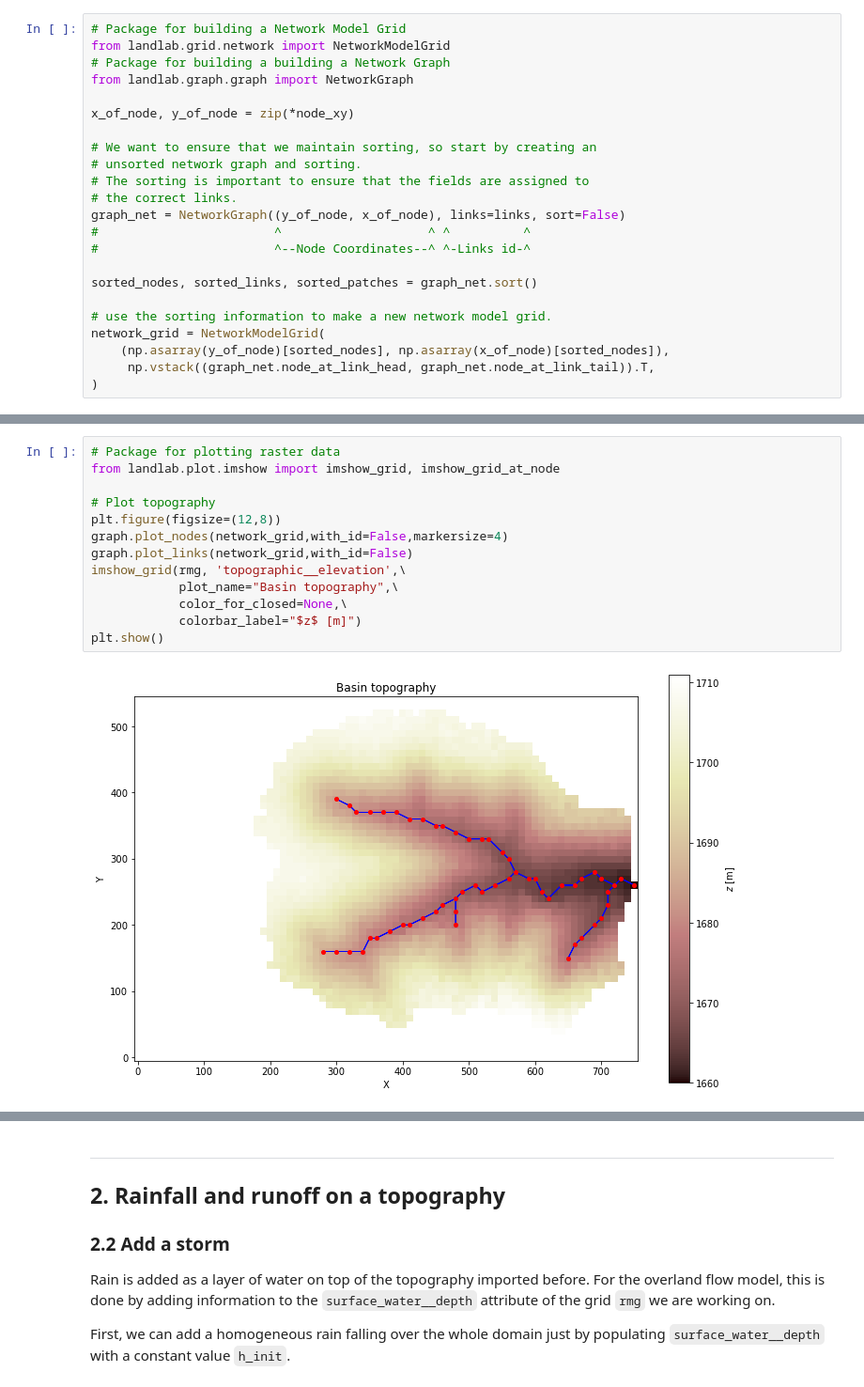
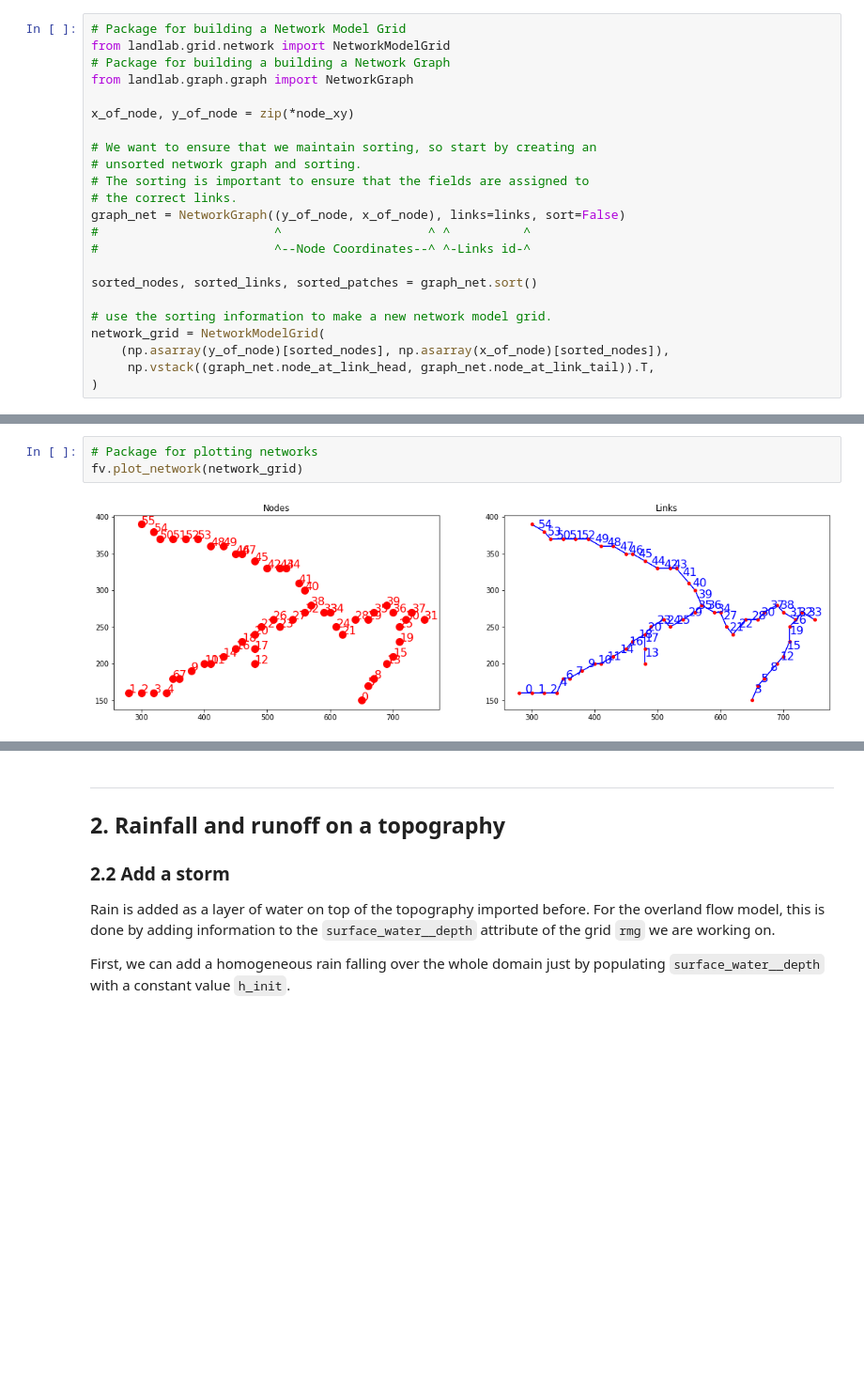
Before and after one commit to espin-2020/fluvial, a Jupyter notebook: fluvial_group_clean.ipynb, the cells around one changed output, grey strips where cells are left out. Shown: that part at 94% size. Drawn from its saved outputs; the diff is of its cells as text; blank space fills up the shorter version.

```diff
--- a/fluvial_group_clean.ipynb
+++ b/fluvial_group_clean.ipynb
@@ -366,15 +339,5 @@ plt.show()
-# %%
-# Package for plotting raster data
-from landlab.plot.imshow import imshow_grid, imshow_grid_at_node
-
-# Plot topography
-plt.figure(figsize=(12,8))
-graph.plot_nodes(network_grid,with_id=False,markersize=4)
-graph.plot_links(network_grid,with_id=False)
-imshow_grid(rmg, 'topographic__elevation',\
-            plot_name="Basin topography",\
-            color_for_closed=None,\
-            colorbar_label="$z$ [m]")
-plt.show()
-# %% [output]
-[figure, removed]
+# %%
+# Package for plotting networks
+fv.plot_network(network_grid)
+# %% [output]
+[figure, added]
```
Also changed, not shown: parts of 9 cells of this notebook, 2 other files.
